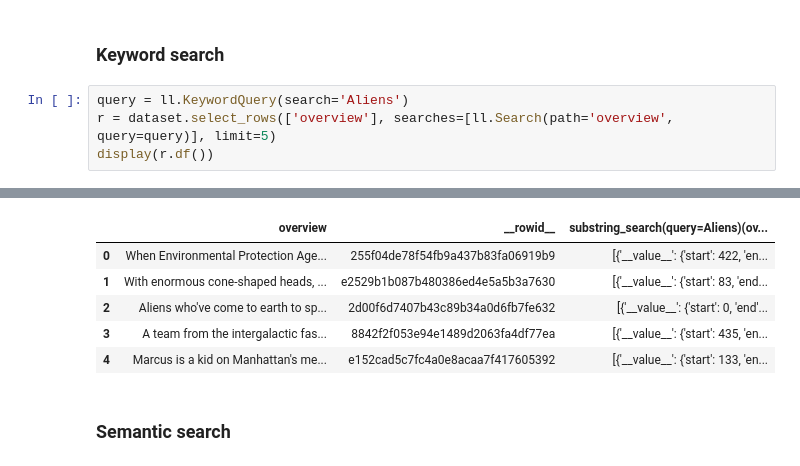
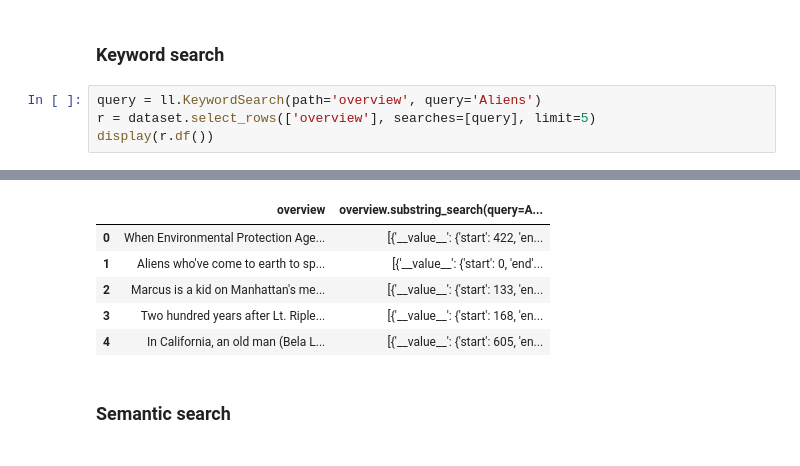
Before and after one commit to unaidedelf8777/lilac_built, a Jupyter notebook: notebooks/API.ipynb, the cells around one changed output, grey strips where cells are left out. Saved outputs shown, nothing was run; the diff lists cells and outputs as text.

```diff
--- a/notebooks/API.ipynb
+++ b/notebooks/API.ipynb
@@ -165,7 +165,7 @@ Wrote signal output to ./data/datasets/local/the_movies_dataset/overview/sbert
 # %% [markdown]
 ### Keyword search
 # %%
-query = ll.KeywordQuery(search='Aliens')
-r = dataset.select_rows(['overview'], searches=[ll.Search(path='overview', query=query)], limit=5)
+query = ll.KeywordSearch(path='overview', query='Aliens')
+r = dataset.select_rows(['overview'], searches=[query], limit=5)
 display(r.df())
 # %% [output]
@@ -173,9 +173,9 @@ Computing signal "substring_search" took 0.001s.
-|  | overview | __rowid__ | substring_search(query=Aliens)(ov... |
-| 0 | When Environmental Protection Age... | 255f04de78f54fb9a437b83fa06919b9 | [{'__value__': {'start': 422, 'en... |
-| 1 | With enormous cone-shaped heads, ... | e2529b1b087b480386ed4e5a5b3a7630 | [{'__value__': {'start': 83, 'end... |
-| 2 | Aliens who've come to earth to sp... | 2d00f6d7407b43c89b34a0d6fb7fe632 | [{'__value__': {'start': 0, 'end'... |
-| 3 | A team from the intergalactic fas... | 8842f2f053e94e1489d2063fa4df77ea | [{'__value__': {'start': 435, 'en... |
-| 4 | Marcus is a kid on Manhattan's me... | e152cad5c7fc4a0e8acaa7f417605392 | [{'__value__': {'start': 133, 'en... |
+|  | overview | overview.substring_search(query=A... |
+| 0 | When Environmental Protection Age... | [{'__value__': {'start': 422, 'en... |
+| 1 | Aliens who've come to earth to sp... | [{'__value__': {'start': 0, 'end'... |
+| 2 | Marcus is a kid on Manhattan's me... | [{'__value__': {'start': 133, 'en... |
+| 3 | Two hundred years after Lt. Riple... | [{'__value__': {'start': 168, 'en... |
+| 4 | In California, an old man (Bela L... | [{'__value__': {'start': 605, 'en... |
 # %% [markdown]
 ### Semantic search
 # %%
```
Also changed, not shown: parts of 5 cells of this notebook, 15 other files.
